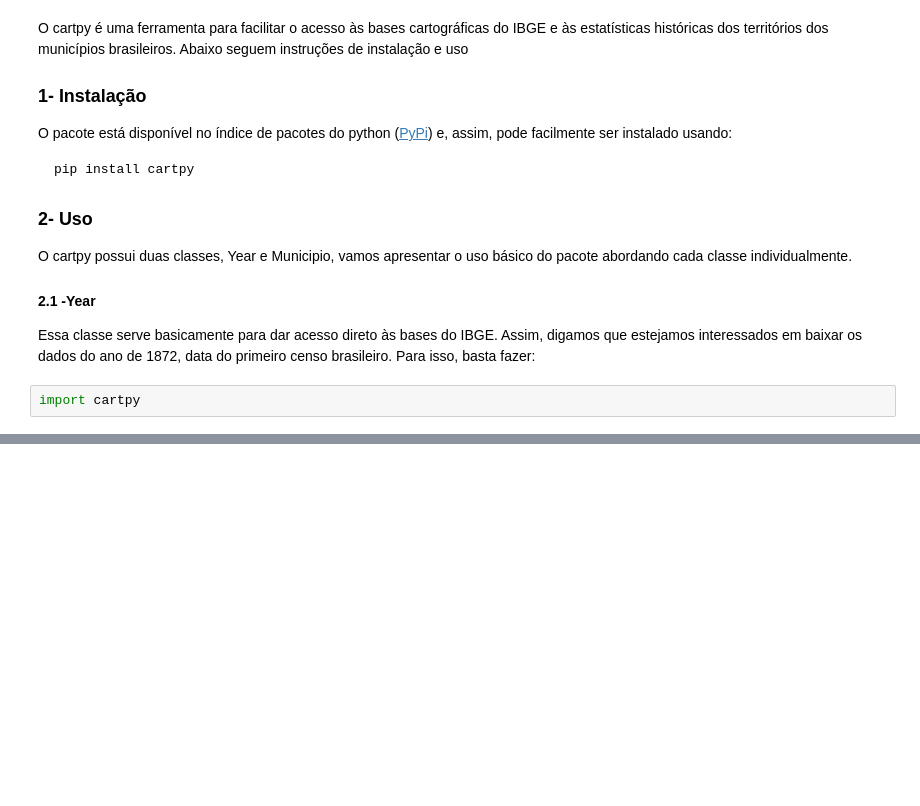
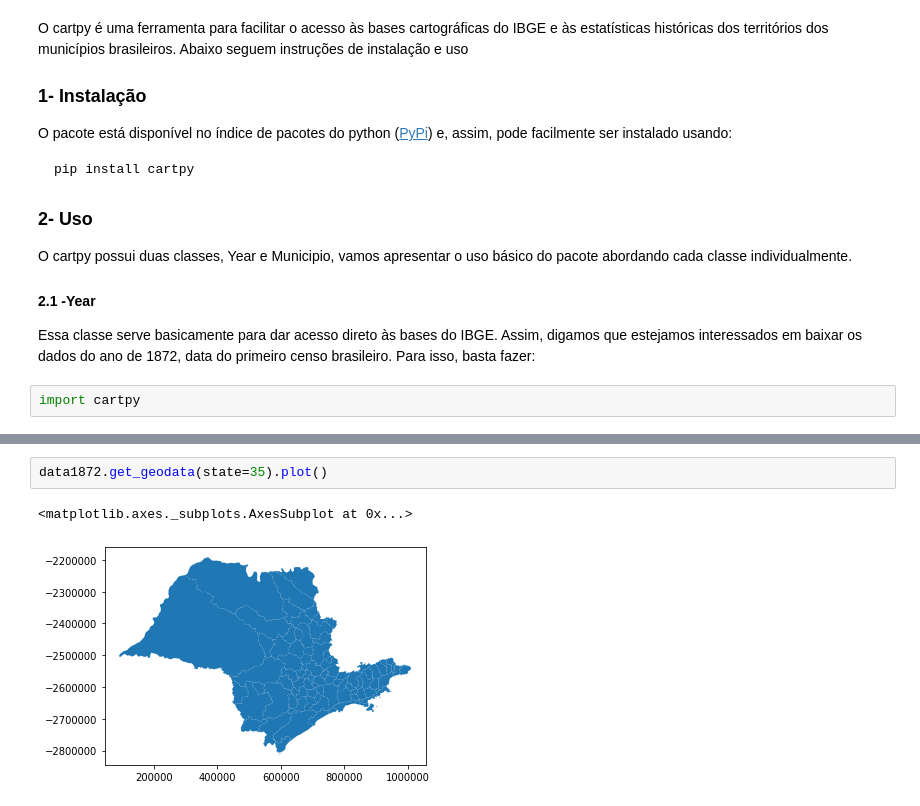
Before and after one commit to lucascr91/cartpy, a Jupyter notebook: README.ipynb, the cells around one changed output, grey strips where cells are left out. Cells and saved outputs as stored; diff of their text form; blank space fills up the shorter version.

```diff
--- a/README.ipynb
+++ b/README.ipynb
@@ -25,0 +40,5 @@ AttributeError: module 'cartpy' has no attribute 'Year'
+# %%
+data1872.get_geodata(state=35).plot()
+# %% [output]
+<matplotlib.axes._subplots.AxesSubplot at 0x...>
+[figure, added]
```
Also changed, not shown: parts of 19 cells of this notebook, 10 other files.
